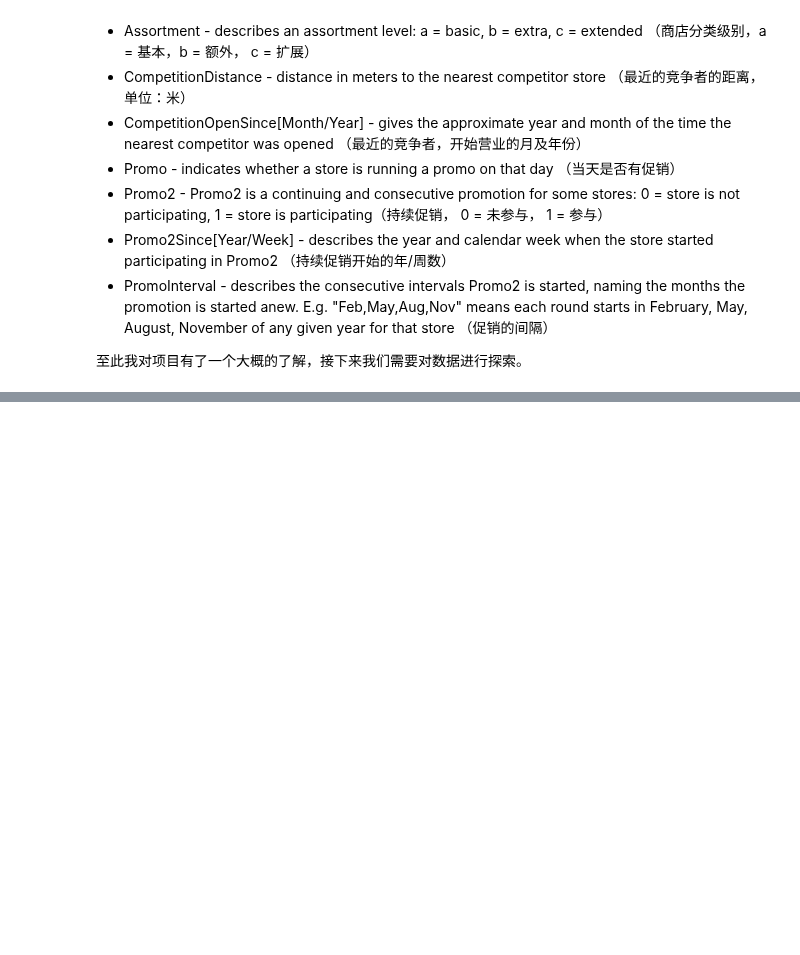
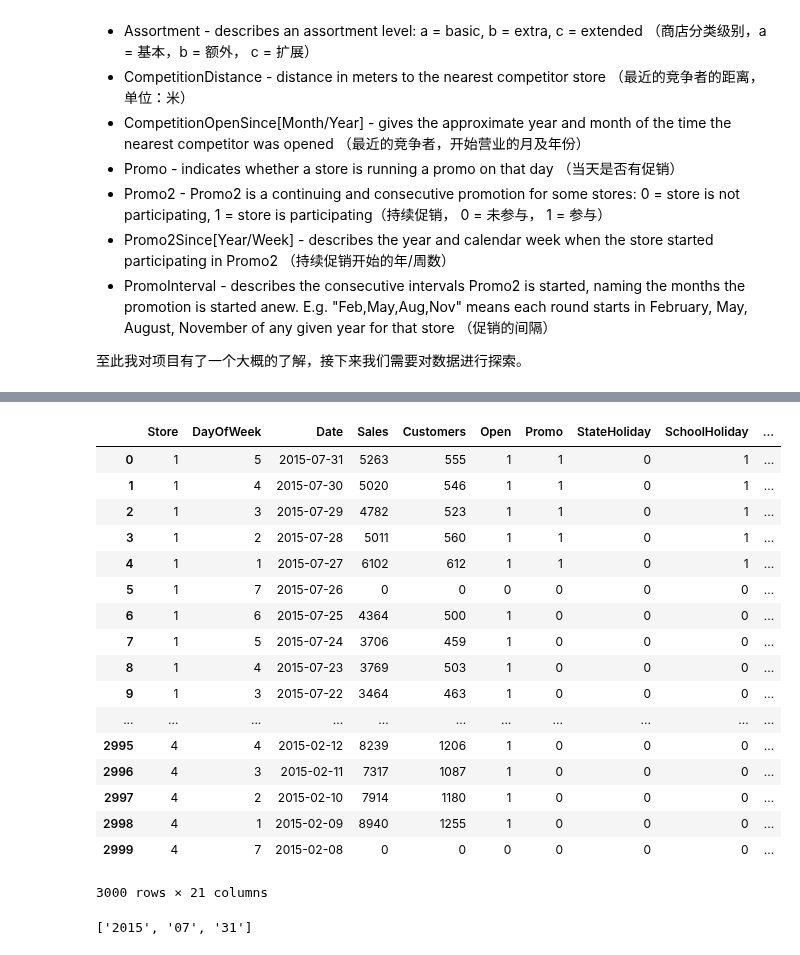
Before and after one commit to Qucy/UdacityMachineLearning, a Jupyter notebook: rossmann_store_sales/rossmann_store_sales.ipynb, the cells around one changed output, grey strips where cells are left out. Cells and saved outputs as stored; diff of their text form; code cells hidden in the pictures; blank space fills up the shorter version.

```diff
--- a/rossmann_store_sales/rossmann_store_sales.ipynb
+++ b/rossmann_store_sales/rossmann_store_sales.ipynb
@@ -75,0 +99,7 @@ features_df.head()
+# %%
+# 处理store中可能为NaN的特征
+store['CompetitionDistance'] = store['CompetitionDistance'].apply(lambda x: 0 if math.isnan(x) else x)
+store['CompetitionOpenSinceMonth'] = store['CompetitionOpenSinceMonth'].apply(lambda x: 0 if math.isnan(x) else x)
+store['CompetitionOpenSinceYear'] = store['CompetitionOpenSinceYear'].apply(lambda x: 0 if math.isnan(x) else x)
+store['Promo2SinceYear'] = store['Promo2SinceYear'].apply(lambda x: 0 if math.isnan(x) else x)
+store['Promo2SinceYear'] = store['Promo2SinceYear'].apply(lambda x: 0 if math.isnan(x) else x)
@@ -76,11 +113,15 @@ features_df.head()
 # %%
-# 将数据切分成特征和对应的标签
-sales_raw = features_df['Sales']
-customer_raw = features_df['Customers']
-features_raw = features_df.drop(['Sales', 'Customers'], axis = 1)
+# 合并特征
+df = pd.merge(train, store, on='Store')
 
 
-features_raw.head()
+# 将数据切分成特征和对应的标签
+sales_raw = df['Sales']
+customer_raw = df['Customers']
+date_raw = df['Date']
+features_raw = df.drop(['Sales', 'Customers'], axis = 1)
+
+features_raw.head(5)
 # %% [output]
 |  | Store | DayOfWeek | Date | Open | Promo | StateHoliday | SchoolHoliday | StoreType | Assortment | ... |
 | 0 | 1 | 5 | 2015-07-31 | 1 | 1 | 0 | 1 | c | a | ... |
@@ -88,3 +129,46 @@ features_raw.head()
 | 2 | 1 | 3 | 2015-07-29 | 1 | 1 | 0 | 1 | c | a | ... |
 | 3 | 1 | 2 | 2015-07-28 | 1 | 1 | 0 | 1 | c | a | ... |
 | 4 | 1 | 1 | 2015-07-27 | 1 | 1 | 0 | 1 | c | a | ... |
+# %%
+#date_raw['Year'] = df['Date'].apply(lambda x: x.split('-')[0])
+
+#date_raw['one_trunc'] = date_raw['Date'][:2]
+
+#date_raw.head(5)
+
+
+
+#df['Year'] = df['Date'].apply(lambda x: x.split('-')[0])
+#df['Month'] = df['Date'].apply(lambda x: x.split('-')[1])
+#df['Day'] = df['Date'].apply(lambda x: x.split('-')[2])
+#df['WeekOfYear'] = df['Date'].apply(lambda x: x.split('-')[2])
+#df['WeekOfMonth'] = df['Date'].apply(lambda x: x.split('-')[2])
+#df['DayOfYear'] = df['Date'].apply(lambda x: x.split('-')[2])
+
+#df['PromoInterval'] = df['PromoInterval'].apply(lambda x: 0 if math.isnan(x) else x)
+
+df.head(3000)
+# %% [output]
+|  | Store | DayOfWeek | Date | Sales | Customers | Open | Promo | StateHoliday | SchoolHoliday | ... |
+| 0 | 1 | 5 | 2015-07-31 | 5263 | 555 | 1 | 1 | 0 | 1 | ... |
+| 1 | 1 | 4 | 2015-07-30 | 5020 | 546 | 1 | 1 | 0 | 1 | ... |
+| 2 | 1 | 3 | 2015-07-29 | 4782 | 523 | 1 | 1 | 0 | 1 | ... |
+| 3 | 1 | 2 | 2015-07-28 | 5011 | 560 | 1 | 1 | 0 | 1 | ... |
+| 4 | 1 | 1 | 2015-07-27 | 6102 | 612 | 1 | 1 | 0 | 1 | ... |
+| 5 | 1 | 7 | 2015-07-26 | 0 | 0 | 0 | 0 | 0 | 0 | ... |
+| 6 | 1 | 6 | 2015-07-25 | 4364 | 500 | 1 | 0 | 0 | 0 | ... |
+| 7 | 1 | 5 | 2015-07-24 | 3706 | 459 | 1 | 0 | 0 | 0 | ... |
+| 8 | 1 | 4 | 2015-07-23 | 3769 | 503 | 1 | 0 | 0 | 0 | ... |
+| 9 | 1 | 3 | 2015-07-22 | 3464 | 463 | 1 | 0 | 0 | 0 | ... |
+| ... | ... | ... | ... | ... | ... | ... | ... | ... | ... | ... |
+| 2995 | 4 | 4 | 2015-02-12 | 8239 | 1206 | 1 | 0 | 0 | 0 | ... |
+| 2996 | 4 | 3 | 2015-02-11 | 7317 | 1087 | 1 | 0 | 0 | 0 | ... |
+| 2997 | 4 | 2 | 2015-02-10 | 7914 | 1180 | 1 | 0 | 0 | 0 | ... |
+| 2998 | 4 | 1 | 2015-02-09 | 8940 | 1255 | 1 | 0 | 0 | 0 | ... |
+| 2999 | 4 | 7 | 2015-02-08 | 0 | 0 | 0 | 0 | 0 | 0 | ... |
+3000 rows × 21 columns
+# %%
+year = '2015-07-31'
+print(year.split('-'))
+# %% [output]
+['2015', '07', '31']
```
Also changed, not shown: parts of 8 cells of this notebook, 2 other files.
